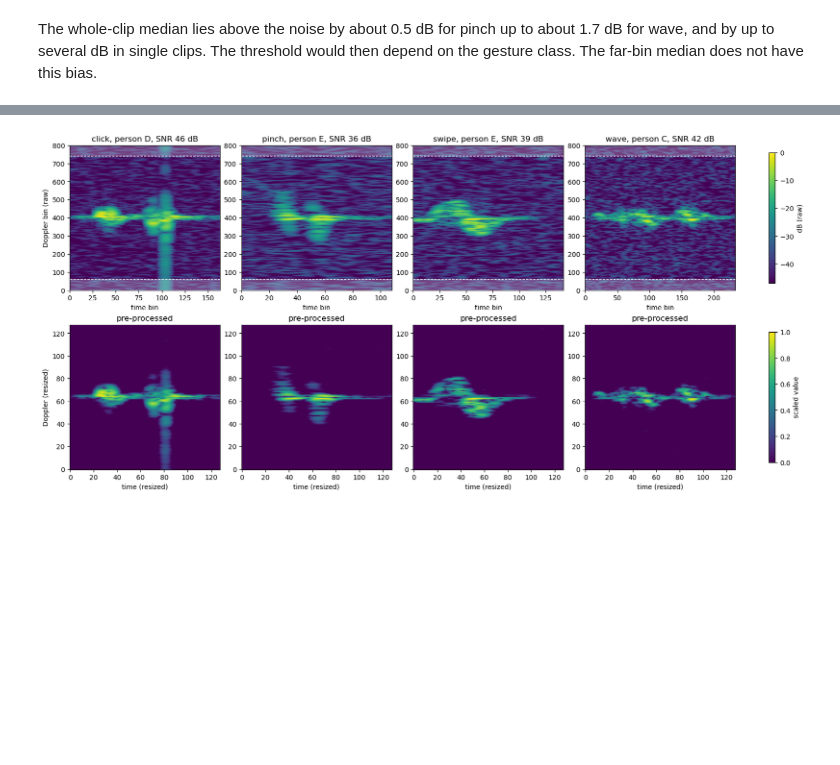
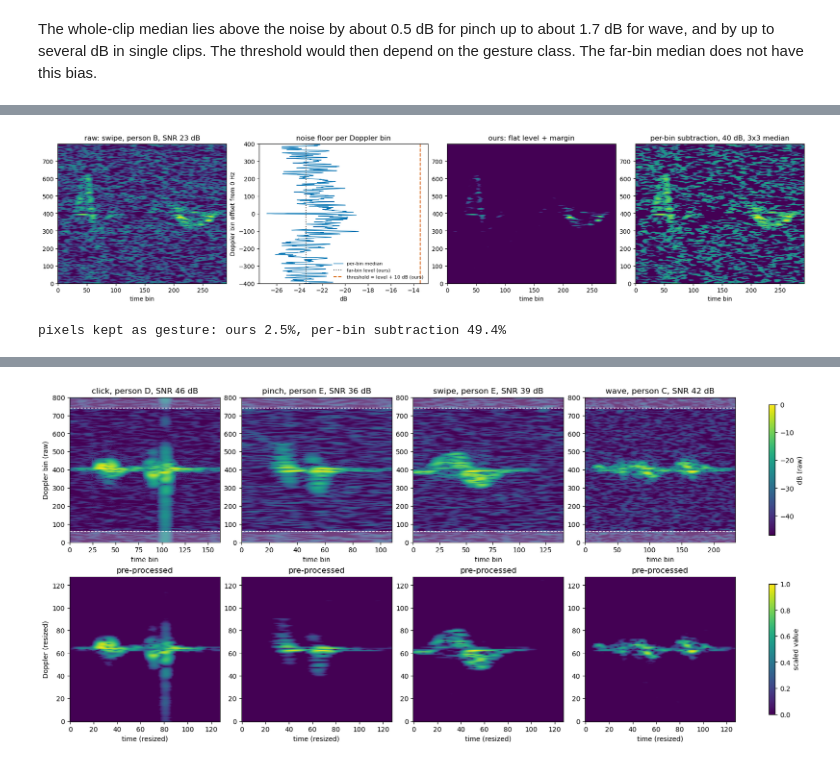
Before and after one commit to jimvanijcken/wicos, a Jupyter notebook: notebooks/2a_preprocessing_parameters.ipynb, the cells around one changed output, grey strips where cells are left out. Saved outputs shown, nothing was run; the diff lists cells and outputs as text; code cells hidden in the pictures; blank space fills up the shorter version.

```diff
--- a/notebooks/noise_parameters.ipynb
+++ b/notebooks/2a_preprocessing_parameters.ipynb
@@ -305,0 +388,36 @@ single clips. The threshold would then depend on the gesture class. The far-bin
+# %%
+from scipy.signal import medfilt2d
+
+DYNAMIC_RANGE = 40                                      # dB kept below the clip maximum
+i_alt = np.argsort(snr)[int(0.05 * len(snr))]           # a low-SNR clip (5th percentile)
+s = specs[i_alt]
+
+S = 10 ** (s / 10)                                      # linear power
+floor_per_bin = np.median(S, axis=1, keepdims=True)     # 1. per-Doppler noise floor
+S_sub = np.clip(S - floor_per_bin, 0, None)             # 2. spectral subtraction
+S_db = 10 * np.log10(S_sub + 1e-12)
+S_db = np.maximum(S_db, S_db.max() - DYNAMIC_RANGE)     # 3. dynamic range
+S_filt = medfilt2d(S_db, kernel_size=3)                 # 4. speckle removal
+x_ours, thr = preprocessing.remove_noise(s)
+
+fig, ax = plt.subplots(1, 4, figsize=(18, 4), layout="constrained")
+ax[0].imshow(s, aspect="auto", origin="lower", cmap="viridis", vmin=preprocessing.noise_level(s) - 5, vmax=0)
+ax[0].set_title(f"raw: {gestures[i_alt]}, person {persons[i_alt]}, SNR {snr[i_alt]:.0f} dB")
+ax[1].plot(10 * np.log10(floor_per_bin.ravel()), np.arange(N_DOPPLER) - ZD, color="#0072B2", lw=1, label="per-bin median")
+ax[1].axvline(preprocessing.noise_level(s), color="0.3", ls=":", label="far-bin level (ours)")
+ax[1].axvline(thr, color="#D55E00", ls="--", label="threshold = level + 10 dB (ours)")
+ax[1].set(ylim=(-ZD, ZD), xlabel="dB", ylabel="Doppler bin offset from 0 Hz", title="noise floor per Doppler bin")
+ax[1].legend(frameon=False, fontsize=8)
+ax[2].imshow(x_ours, aspect="auto", origin="lower", cmap="viridis")
+ax[2].set_title("ours: flat level + margin")
+ax[3].imshow(S_filt, aspect="auto", origin="lower", cmap="viridis")
+ax[3].set_title(f"per-bin subtraction, {DYNAMIC_RANGE} dB, 3x3 median")
+for a in ax[[0, 2, 3]]:
+    a.set_xlabel("time bin")
+plt.show()
+
+print(f"pixels kept as gesture: ours {(s > thr).mean():.1%}, "
+      f"per-bin subtraction {(S_filt > S_filt.max() - DYNAMIC_RANGE).mean():.1%}")
+# %% [output]
+[figure, added]
+pixels kept as gesture: ours 2.5%, per-bin subtraction 49.4%
```
Also changed, not shown: parts of 15 cells of this notebook, 24 other files.
